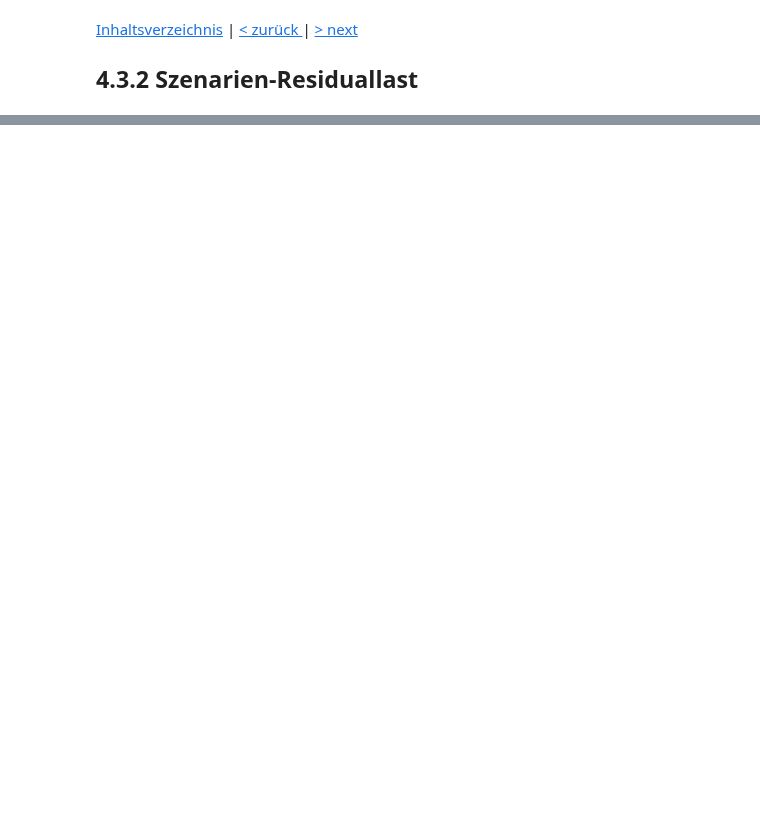
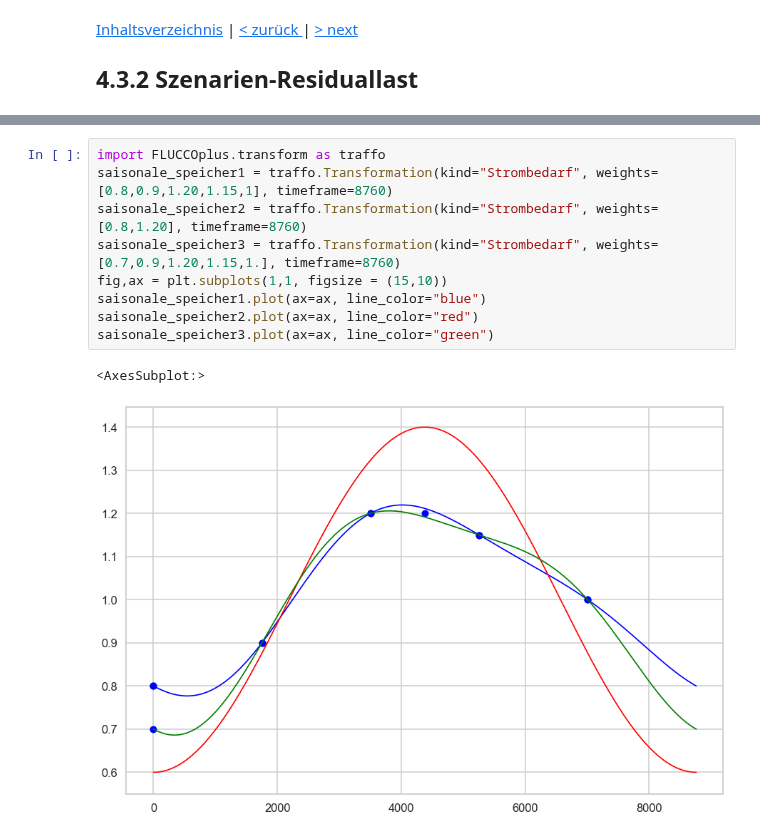
Before and after one commit to simonschaluppe/FLUCCOplus, a Jupyter notebook: notebooks/4.3.2_Szenarien_Residuallast.ipynb, the cells around one changed output, grey strips where cells are left out. Drawn from its saved outputs; the diff is of its cells as text; blank space fills up the shorter version.

```diff
--- a/notebooks/4.3.2_Szenarien_Residuallast.ipynb
+++ b/notebooks/4.3.2_Szenarien_Residuallast.ipynb
@@ -46,0 +44,12 @@
+# %%
+import FLUCCOplus.transform as traffo
+saisonale_speicher1 = traffo.Transformation(kind="Strombedarf", weights=[0.8,0.9,1.20,1.15,1], timeframe=8760)
+saisonale_speicher2 = traffo.Transformation(kind="Strombedarf", weights=[0.8,1.20], timeframe=8760)
+saisonale_speicher3 = traffo.Transformation(kind="Strombedarf", weights=[0.7,0.9,1.20,1.15,1.], timeframe=8760)
+fig,ax = plt.subplots(1,1, figsize = (15,10))
+saisonale_speicher1.plot(ax=ax, line_color="blue")
+saisonale_speicher2.plot(ax=ax, line_color="red")
+saisonale_speicher3.plot(ax=ax, line_color="green")
+# %% [output]
+<AxesSubplot:>
+[figure, added]
```
Also changed, not shown: parts of 15 cells of this notebook, 10 other files.
